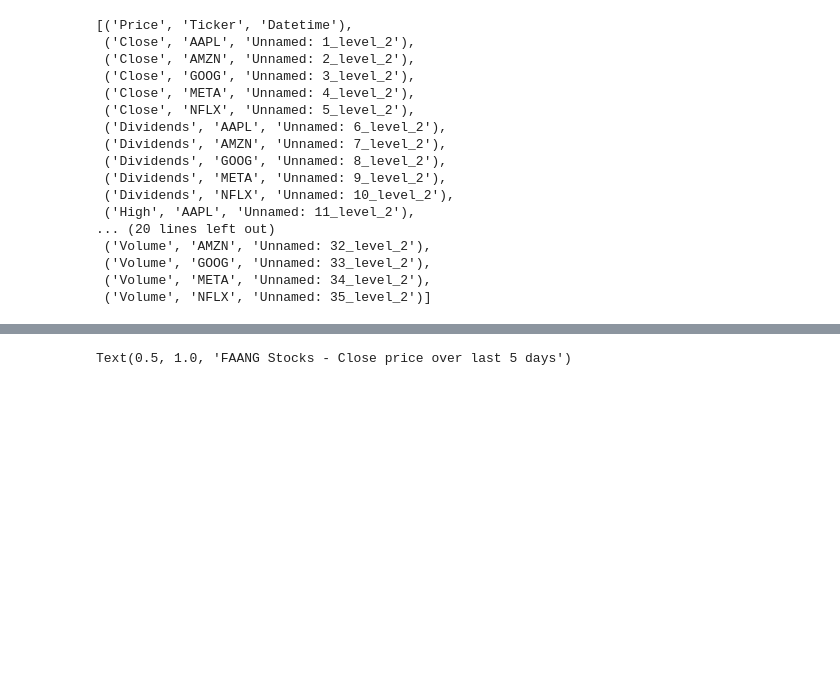
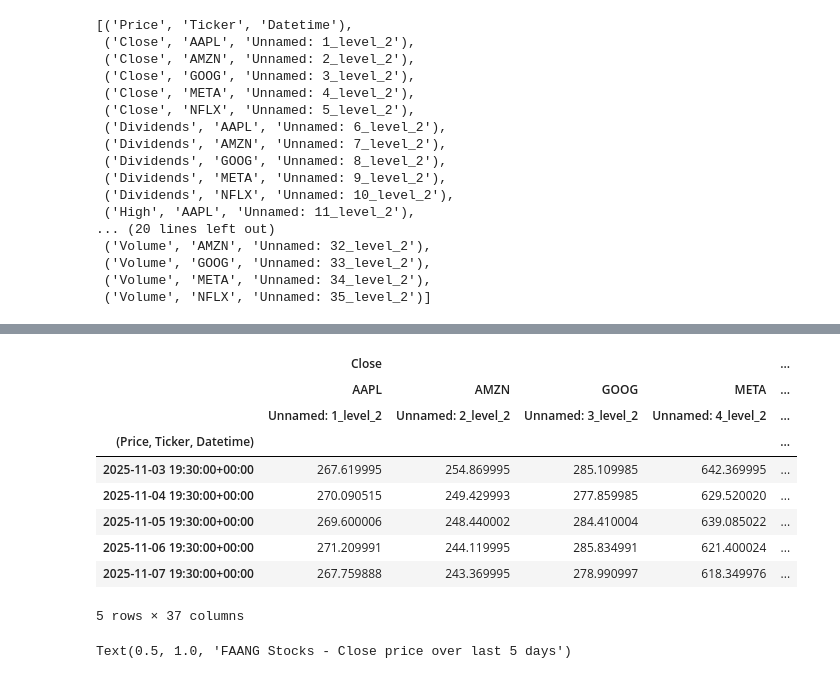
Before and after one commit to irenecelebrin/computer-infrastructure, a Jupyter notebook: problems.ipynb, the cells around one changed output, grey strips where cells are left out. Drawn from its saved outputs; the diff is of its cells as text; code cells hidden in the pictures; blank space fills up the shorter version.

```diff
--- a/problems.ipynb
+++ b/problems.ipynb
@@ -119,13 +119,3 @@ headers
  ('Volume', 'GOOG', 'Unnamed: 33_level_2'),
  ('Volume', 'META', 'Unnamed: 34_level_2'),
  ('Volume', 'NFLX', 'Unnamed: 35_level_2')]
-# %%
-# Create a new "Date" column to reformat datetime index to remove timezone & seconds
-# see: https://pandas.pydata.org/docs/reference/api/pandas.Series.str.findall.html
-df_latest_tickers['Date'] = df_latest_tickers[('Price', 'Ticker', 'Datetime')].str.findall(r'\d{4}\-\d{2}\-\d{2}\s\d{2}:\d{2}').str[0]
-df_latest_tickers['Close_datetime'] = df_latest_tickers[('Price', 'Ticker', 'Datetime')].str.findall(r'\d{4}\-\d{2}\-\d{2}\s\d[9]:\d{2}').str[0].fillna(' ')
-
-eod_tickers = df_latest_tickers.loc[df_latest_tickers['Close_datetime'] != ' ']
-eod_tickers['Date'] = eod_tickers['Date'].replace(to_replace='\s.+$', value='', regex=True)
-
-eod_tickers
@@ -163,0 +122,9 @@ df_latest_tickers.head(10)
+# %%
+# Create a new "Date" column to reformat datetime index to remove timezone & seconds
+# see: https://pandas.pydata.org/docs/reference/api/pandas.Series.str.findall.html
+df_latest_tickers['Date'] = df_latest_tickers[('Price', 'Ticker', 'Datetime')].str.findall(r'\d{4}\-\d{2}\-\d{2} \d{2}:\d{2}').str[0]
+# Create a Close_datetime to capture only EOD close price (at 19:30)
+df_latest_tickers['Close_datetime'] = df_latest_tickers[('Price', 'Ticker', 'Datetime')].str.findall(r'\d{4}\-\d{2}\-\d{2} \d[9]:\d{2}').str[0].fillna(' ')
+
+# show new columns
+df_latest_tickers.head(5)
@@ -164 +141,22 @@ df_latest_tickers.head(10)
+# %%
+# Create a subset for EOD data  (19:30) only
+eod_tickers = df_latest_tickers[df_latest_tickers['Close_datetime'] != ' ']
+# remove time from "Date" to keep day only
+eod_tickers.loc[:,('Date')] = eod_tickers['Date'].replace(to_replace=' .+$', value='', regex=True)
+
+# set datetime as index
+eod_tickers.set_index(('Price','Ticker','Datetime'), inplace=True)
+
+eod_tickers.head(5)
+# %% [output]
+|  | Close |  |  |  | ... |
+|  | AAPL | AMZN | GOOG | META | ... |
+|  | Unnamed: 1_level_2 | Unnamed: 2_level_2 | Unnamed: 3_level_2 | Unnamed: 4_level_2 | ... |
+| (Price, Ticker, Datetime) |  |  |  |  | ... |
+| 2025-11-03 19:30:00+00:00 | 267.619995 | 254.869995 | 285.109985 | 642.369995 | ... |
+| 2025-11-04 19:30:00+00:00 | 270.090515 | 249.429993 | 277.859985 | 629.520020 | ... |
+| 2025-11-05 19:30:00+00:00 | 269.600006 | 248.440002 | 284.410004 | 639.085022 | ... |
+| 2025-11-06 19:30:00+00:00 | 271.209991 | 244.119995 | 285.834991 | 621.400024 | ... |
+| 2025-11-07 19:30:00+00:00 | 267.759888 | 243.369995 | 278.990997 | 618.349976 | ... |
+5 rows × 37 columns
 # %%
```
Also changed, not shown: parts of 9 cells of this notebook, 3 other files.
